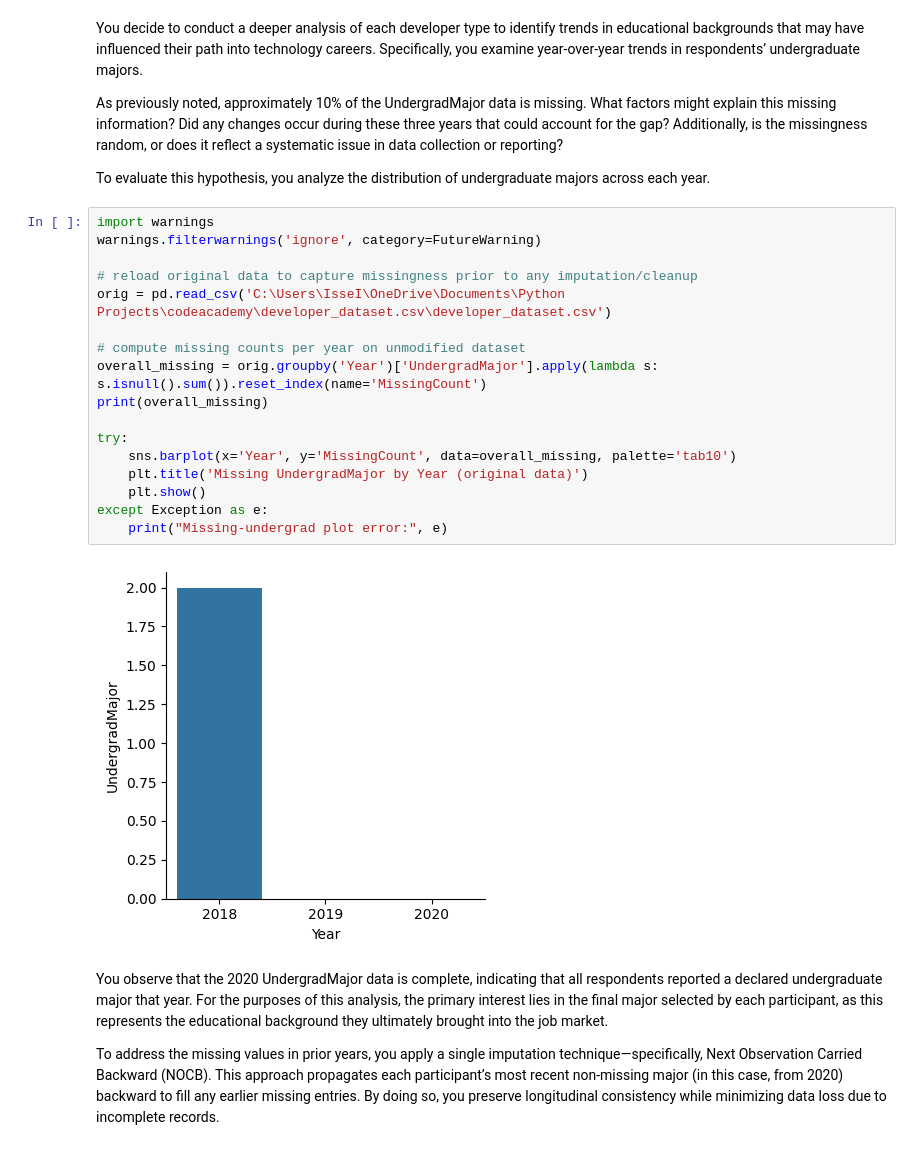
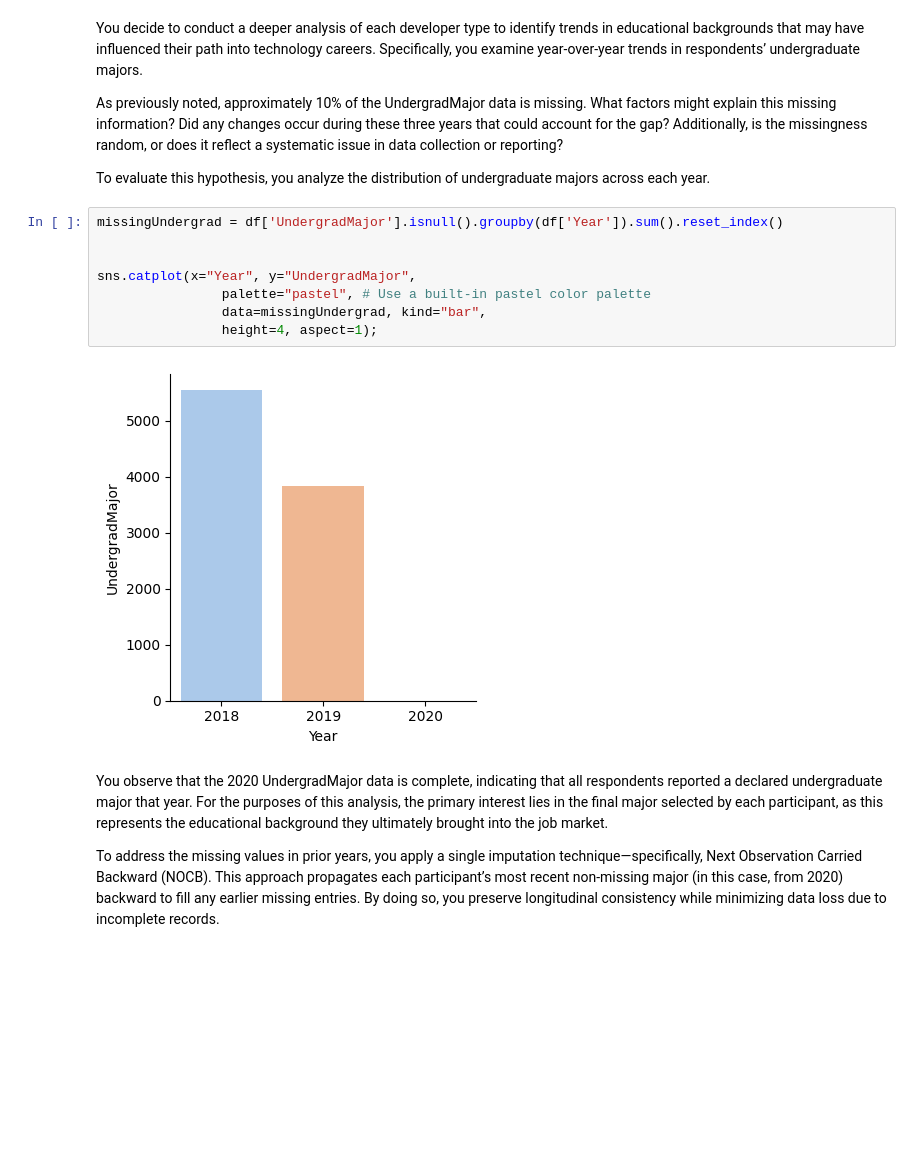
Before and after one commit to Max-Isse/stack_overflow_survey_trends, a Jupyter notebook: stack-overflow-survey-trends.ipynb, the cells around one changed output. Cells and saved outputs as stored; diff of their text form; blank space fills up the shorter version.

Commit message:
update to UndergradMajor image

```diff
--- a/stack-overflow-survey-trends.ipynb
+++ b/stack-overflow-survey-trends.ipynb
@@ -214,24 +214,15 @@ As previously noted, approximately 10% of the UndergradMajor data is missing. Wh
 
 To evaluate this hypothesis, you analyze the distribution of undergraduate majors across each year.
 # %%
-import warnings
-warnings.filterwarnings('ignore', category=FutureWarning)
+missingUndergrad = df['UndergradMajor'].isnull().groupby(df['Year']).sum().reset_index()
 
-# reload original data to capture missingness prior to any imputation/cleanup
-orig = pd.read_csv('C:\Users\IsseI\OneDrive\Documents\Python Projects\codeacademy\developer_dataset.csv\developer_dataset.csv')
 
-# compute missing counts per year on unmodified dataset
-overall_missing = orig.groupby('Year')['UndergradMajor'].apply(lambda s: s.isnull().sum()).reset_index(name='MissingCount')
-print(overall_missing)
-
-try:
-    sns.barplot(x='Year', y='MissingCount', data=overall_missing, palette='tab10')
-    plt.title('Missing UndergradMajor by Year (original data)')
-    plt.show()
-except Exception as e:
-    print("Missing-undergrad plot error:", e)
+sns.catplot(x="Year", y="UndergradMajor",
+                palette="pastel", # Use a built-in pastel color palette
+                data=missingUndergrad, kind="bar",
+                height=4, aspect=1);
 # %% [output]
-[figure, old version]
+[figure, new version]
 # %% [markdown]
 You observe that the 2020 UndergradMajor data is complete, indicating that all respondents reported a declared undergraduate major that year. For the purposes of this analysis, the primary interest lies in the final major selected by each participant, as this represents the educational background they ultimately brought into the job market.
 
```
